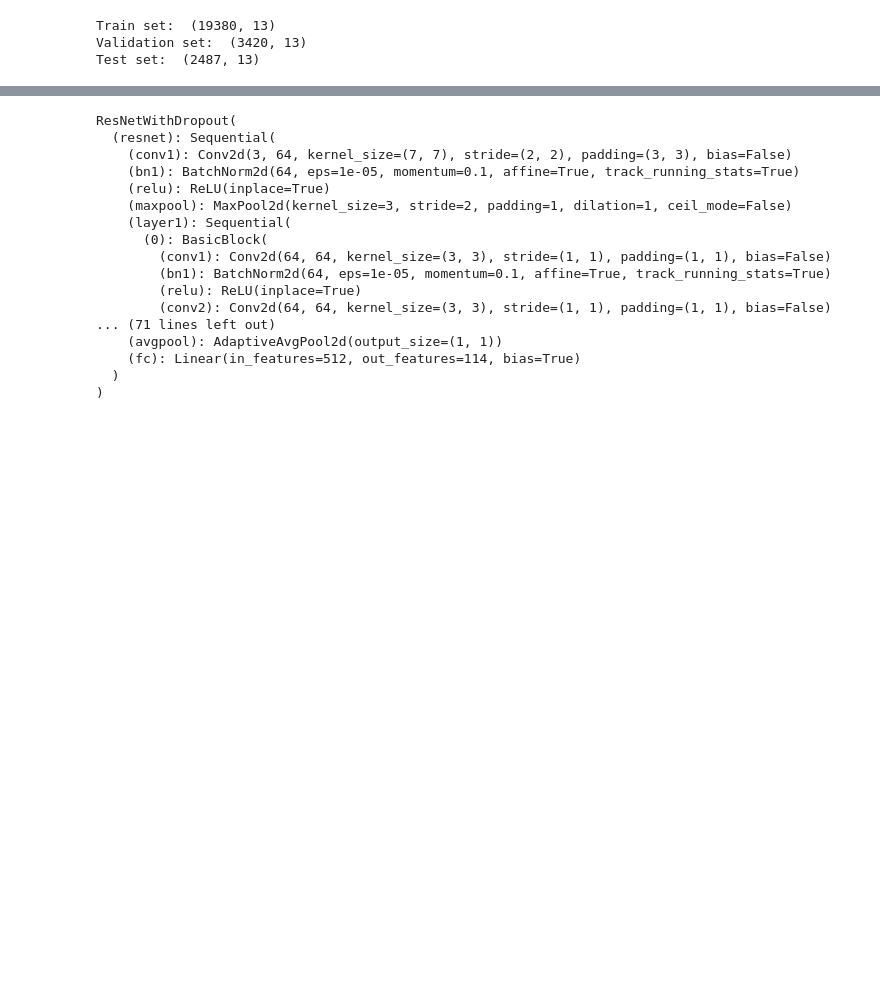
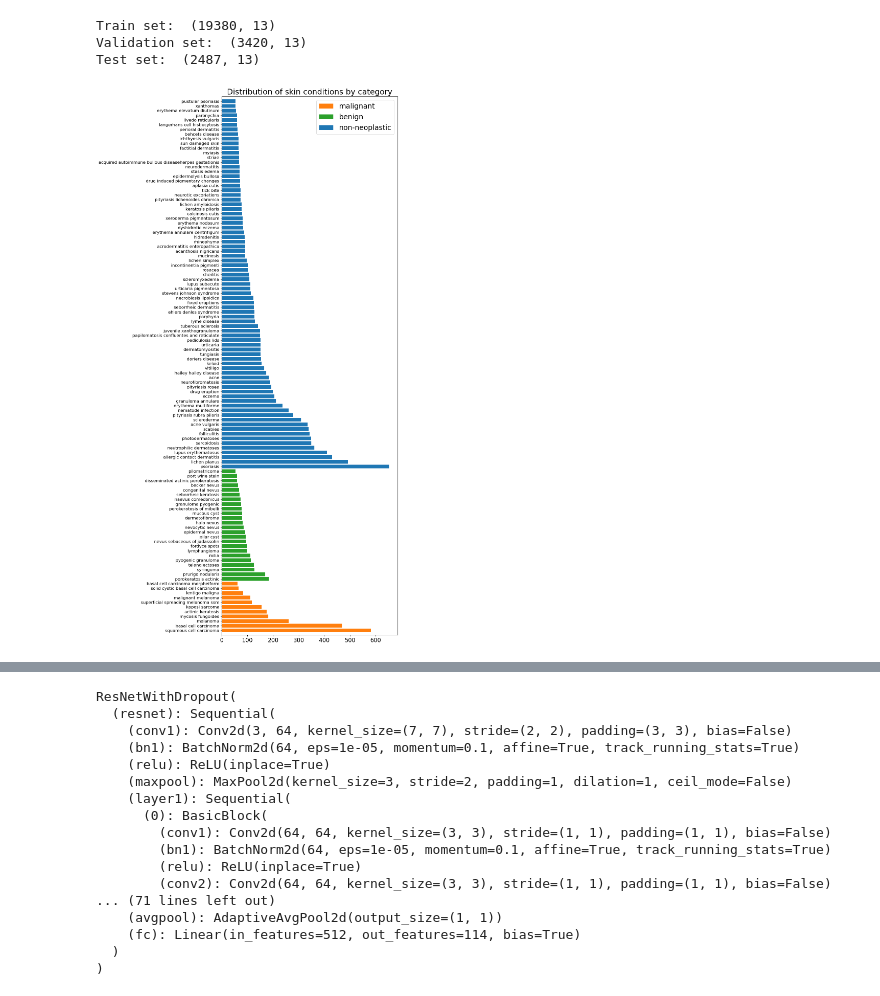
Before and after one commit to quannhoang/cs598project, a Jupyter notebook: training.ipynb, the cells around one changed output, grey strips where cells are left out. Saved outputs shown, nothing was run; the diff lists cells and outputs as text; code cells hidden in the pictures; blank space fills up the shorter version.

```diff
--- a/training.ipynb
+++ b/training.ipynb
@@ -52,5 +52,23 @@ print('Test set: ',test_df.shape)
 Train set:  (19380, 13)
 Validation set:  (3420, 13)
 Test set:  (2487, 13)
+# %%
+# Plot the original dataset distribution
+neo_df = df.query('three_partition_label == "non-neoplastic"')
+ben_df = df.query('three_partition_label == "benign"')
+mal_df = df.query('three_partition_label == "malignant"')
+plt.figure(figsize=(12, 22))
+plt.title('Distribution of skin conditions by category', fontsize=22)
+plt.ylim(-1, 114)
+plt.xticks(fontsize=16)
+plt.yticks(fontsize=12)
+plt.barh(*list(zip(*mal_df.label.value_counts().items())), color='C1', label='malignant')
+plt.barh(*list(zip(*ben_df.label.value_counts().items())), color='C2', label='benign')
+plt.barh(*list(zip(*neo_df.label.value_counts().items())), color='C0', label='non-neoplastic')
+plt.legend(fontsize=20)
+plt.tight_layout()
+plt.show()
+# %% [output]
+[figure, added]
 # %%
 # plot the distribution of label_codes in train, validation, and test set. Each bar is a class  and the height of the bar is the number of samples in that class
```
Also changed, not shown: parts of 1 cell of this notebook, 7 other files.
